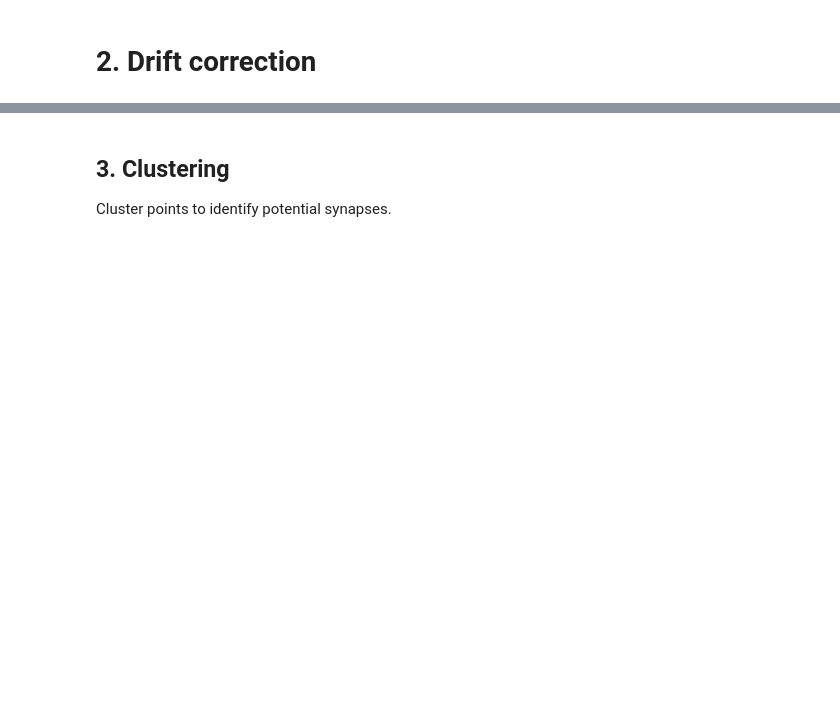
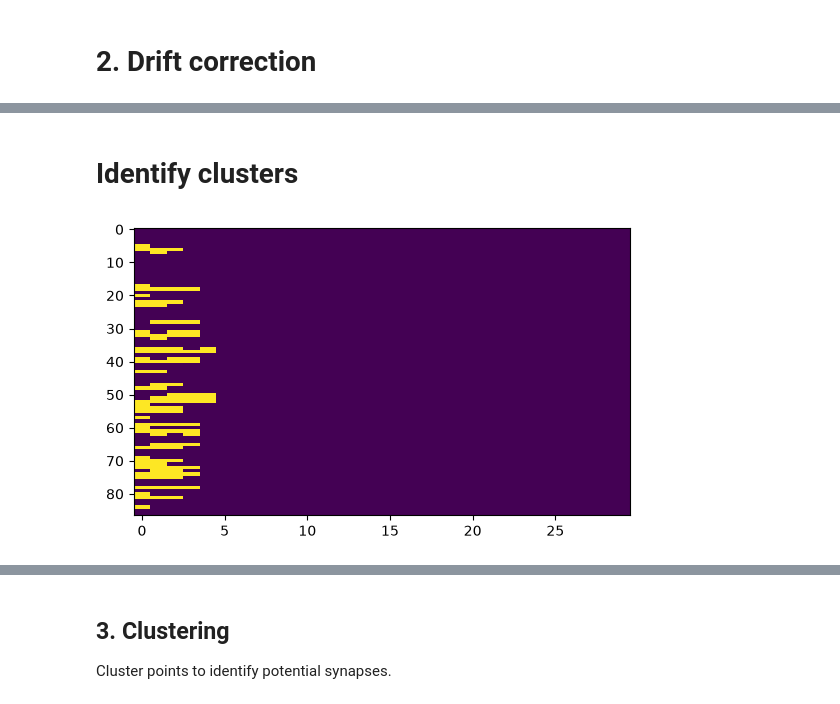
Before and after one commit to jboulanger/synex, a Jupyter notebook: notebooks/Analysis.ipynb, the cells around one changed output, grey strips where cells are left out. Drawn from its saved outputs; the diff is of its cells as text; code cells hidden in the pictures; blank space fills up the shorter version.

```diff
--- a/notebooks/Analysis.ipynb
+++ b/notebooks/Analysis.ipynb
@@ -101,0 +104,14 @@ for n,pts in points.groupby("C"):
+# %% [markdown]
+# Identify clusters
+# %%
+from prrt_clustering.clustering import BesagFeature
+
+X = np.asarray(points[points["index"]==3][["Z","Y","X","intensity"]])
+bf = BesagFeature(max_radius=10,num_radius=30)
+bf.fit(X)
+y = bf.transform(X)
+# y = (y-y.mean(axis=0))/y.std(axis=0)
+# y = y > 3
+plt.imshow(y>1,aspect=.2,interpolation="nearest");
+# %% [output]
+[figure, added]
```
Also changed, not shown: parts of 20 cells of this notebook, 8 other files.
